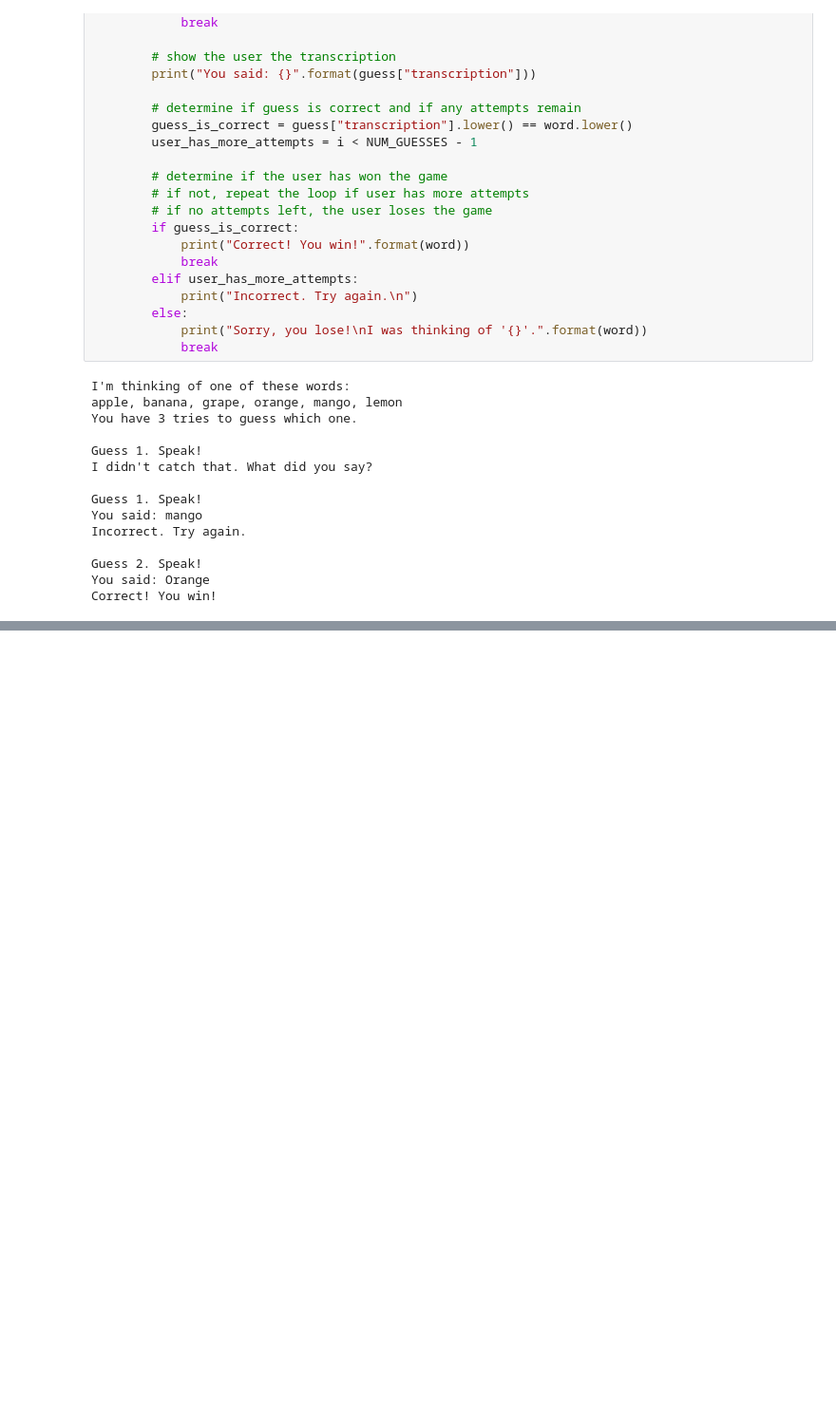
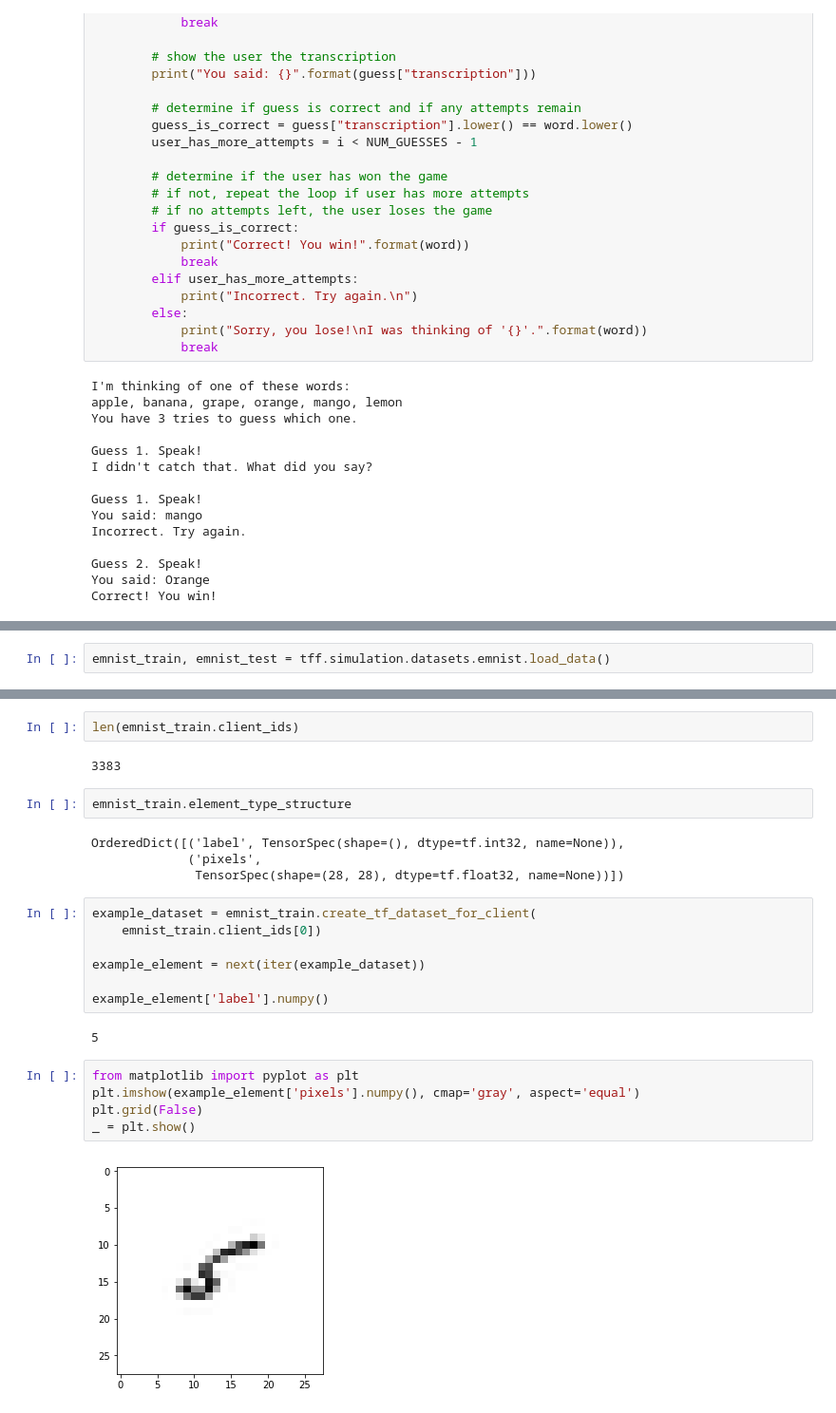
Before and after one commit to dartmouth-cs98/hack-a-thing-1-shreyas, a Jupyter notebook: python-ML-tutorial.ipynb, the cells around one changed output, grey strips where cells are left out. Shown: that part at 95% size. Cells and saved outputs as stored; diff of their text form; blank space fills up the shorter version.

Commit message:
Learned basics of TensorFlow Federated

```diff
--- a/python-ML-tutorial.ipynb
+++ b/python-ML-tutorial.ipynb
@@ -495,0 +514,2 @@ Correct! You win!
+# %%
+emnist_train, emnist_test = tff.simulation.datasets.emnist.load_data()
@@ -495,0 +519,26 @@ Correct! You win!
+# %%
+len(emnist_train.client_ids)
+# %% [output]
+3383
+# %%
+emnist_train.element_type_structure
+# %% [output]
+OrderedDict([('label', TensorSpec(shape=(), dtype=tf.int32, name=None)),
+             ('pixels',
+              TensorSpec(shape=(28, 28), dtype=tf.float32, name=None))])
+# %%
+example_dataset = emnist_train.create_tf_dataset_for_client(
+    emnist_train.client_ids[0])
+
+example_element = next(iter(example_dataset))
+
+example_element['label'].numpy()
+# %% [output]
+5
+# %%
+from matplotlib import pyplot as plt
+plt.imshow(example_element['pixels'].numpy(), cmap='gray', aspect='equal')
+plt.grid(False)
+_ = plt.show()
+# %% [output]
+[figure, added]
```
Also changed, not shown: parts of 29 cells of this notebook.
